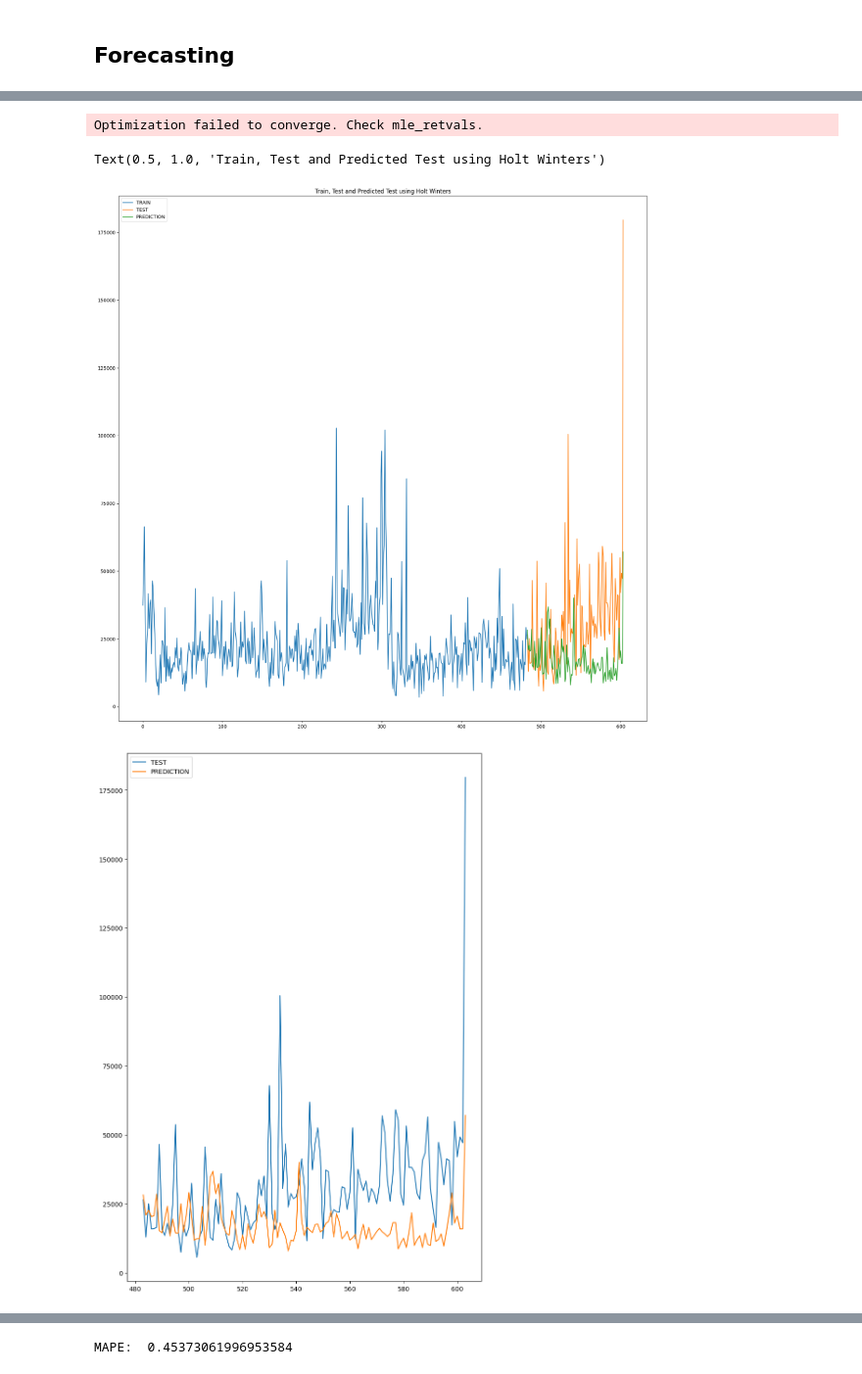
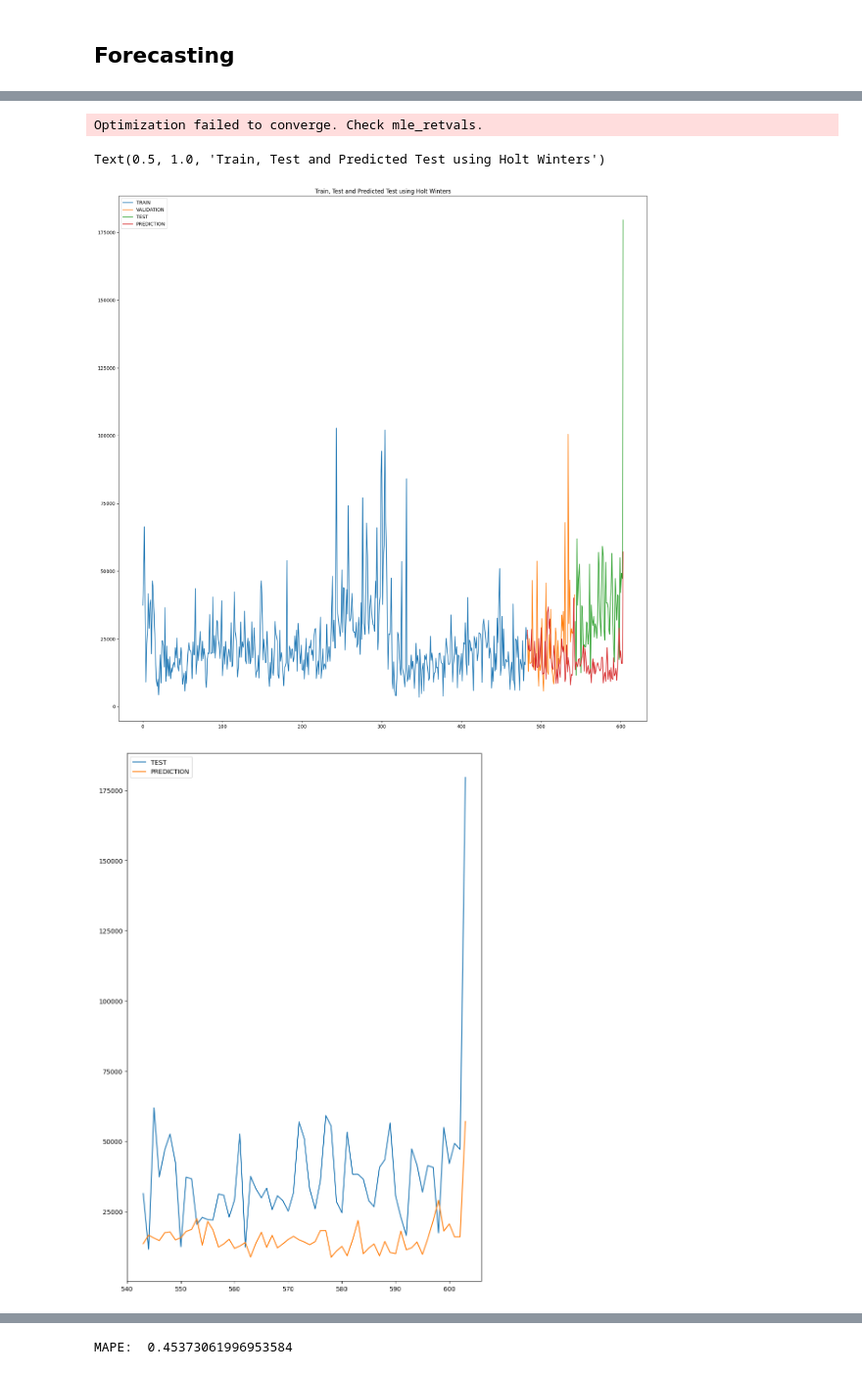
Before and after one commit to yichuang25/Forecasting-Project-Sales, a Jupyter notebook: Analysis&Modeling/Holt-Winters.ipynb, the cells around one changed output, grey strips where cells are left out. Shown at 98% size. Saved outputs shown, nothing was run; the diff lists cells and outputs as text; code cells hidden in the pictures.

```diff
--- a/Analysis&Modeling/Holt-Winters.ipynb
+++ b/Analysis&Modeling/Holt-Winters.ipynb
@@ -27,3 +23,4 @@ len(sales)
 # %%
 sales_train = pd.DataFrame(sales.iloc[:int(sales.shape[0]*0.8)])
-sales_test = pd.DataFrame(sales.iloc[int(sales.shape[0]*0.8):])
+sales_val = pd.DataFrame(sales.iloc[int(sales.shape[0]*0.8):int(sales.shape[0]*0.9)])
+sales_test = pd.DataFrame(sales.iloc[int(sales.shape[0]*0.9):])
@@ -159,17 +138,18 @@ len(sales_test)
 # %%
 fitted_model = ExponentialSmoothing(sales_train['total_amount'],trend='multiplicative',seasonal='multiplicative',seasonal_periods=180,damped_trend=True).fit()
-test_predictions = fitted_model.forecast(len(sales_test))
+test_predictions = fitted_model.forecast(len(sales_val)+len(sales_test))
 sales_train['total_amount'].plot(legend=True,label='TRAIN')
+sales_val['total_amount'].plot(legend=True,label='VALIDATION')
 sales_test['total_amount'].plot(legend=True,label='TEST',figsize=(20,20))
 test_predictions.plot(legend=True,label='PREDICTION')
 plt.title('Train, Test and Predicted Test using Holt Winters')
 # %% [output]
 Optimization failed to converge. Check mle_retvals.
 Text(0.5, 1.0, 'Train, Test and Predicted Test using Holt Winters')
-[figure, old version]
+[figure, new version]
 # %%
 sales_test['total_amount'].plot(legend=True,label='TEST',figsize=(10,15))
-test_predictions.plot(legend=True,label='PREDICTION');
+test_predictions.iloc[60:].plot(legend=True,label='PREDICTION');
 # %% [output]
-[figure, old version]
+[figure, new version]
 # %%
```
Also changed, not shown: parts of 5 cells of this notebook, 4 other files.
